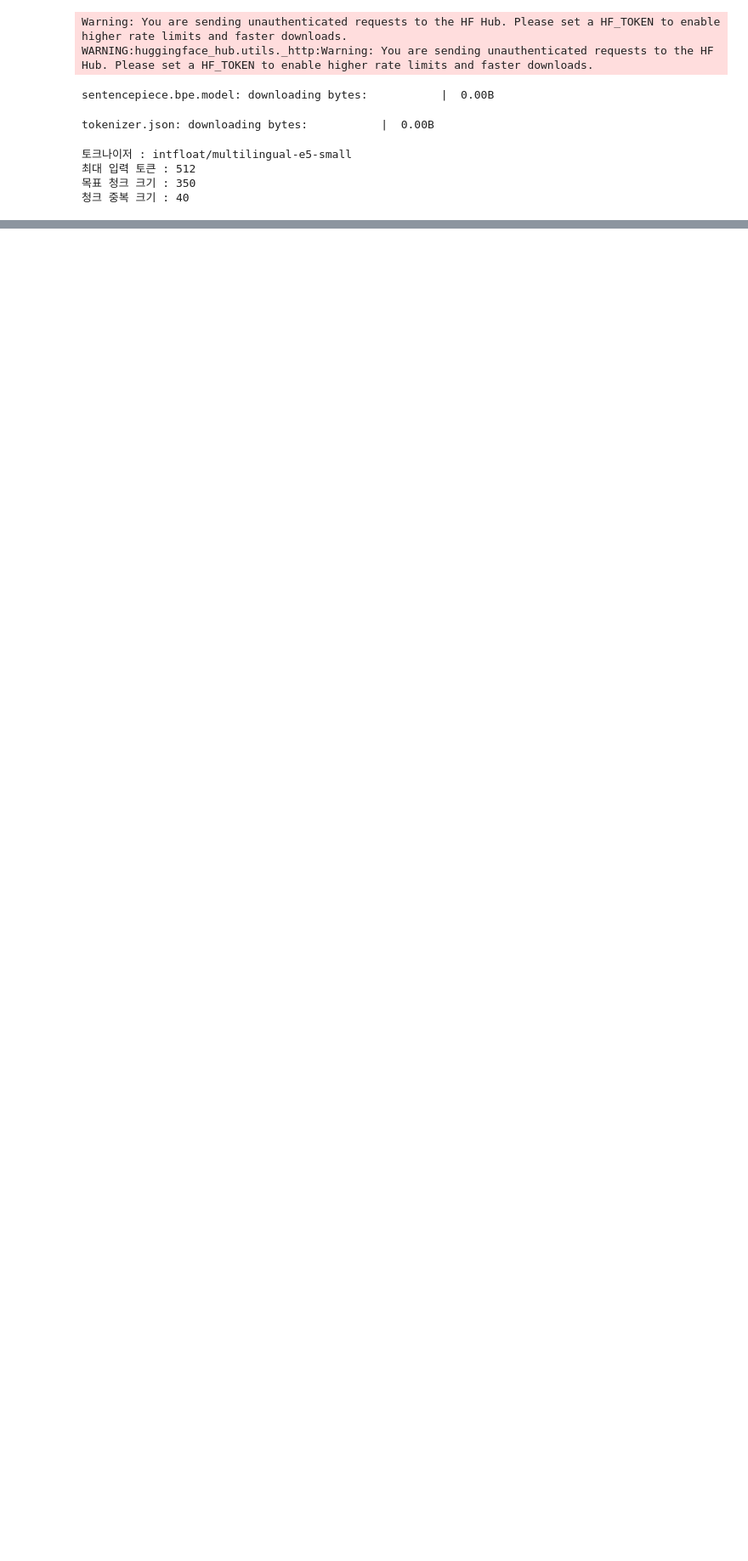
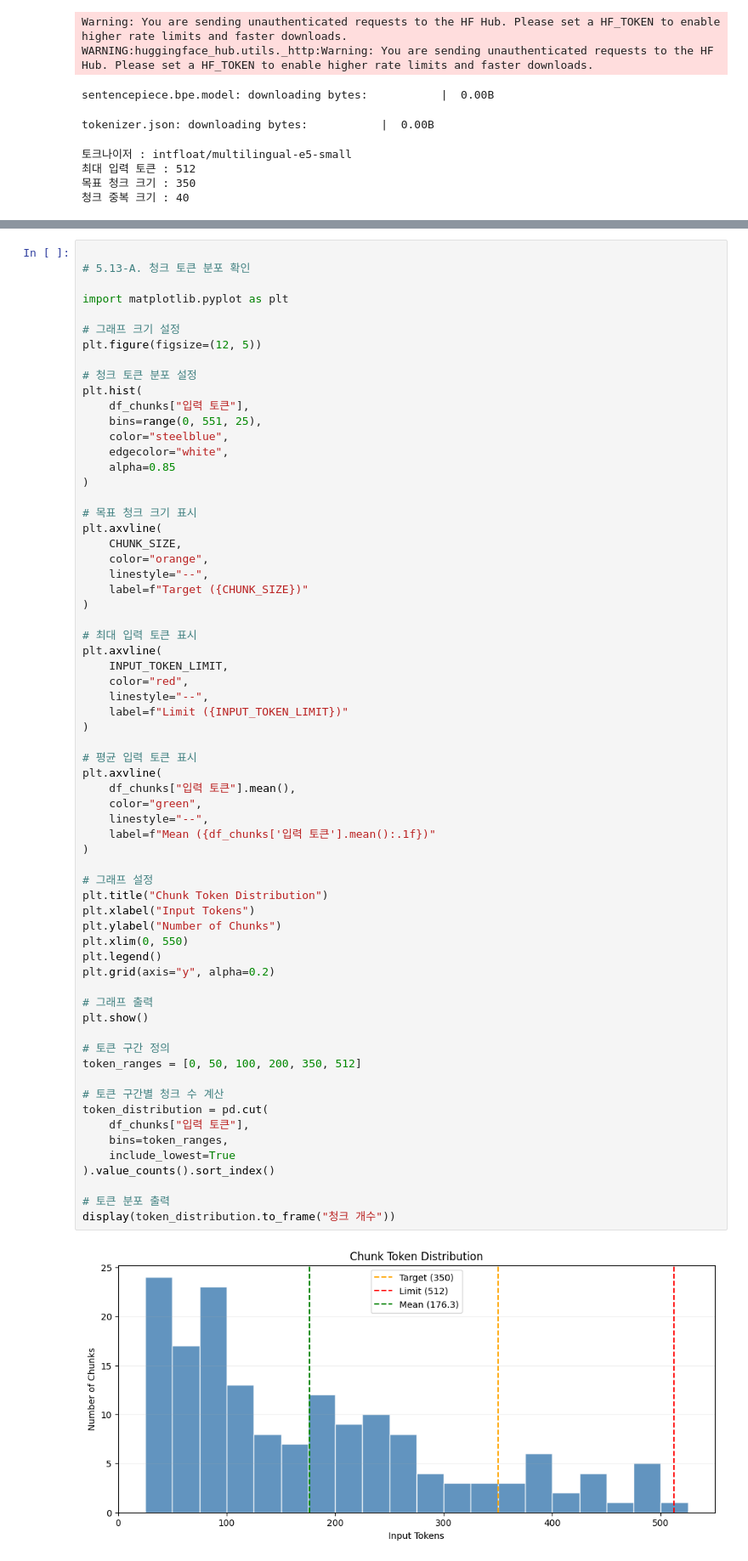
Before and after one commit to Phils-dev/RAG_Homework, a Jupyter notebook: PX4_RAG.ipynb, the cells around one changed output, grey strips where cells are left out. Shown at 85% size. Saved outputs shown, nothing was run; the diff lists cells and outputs as text; blank space fills up the shorter version.

```diff
--- a/PX4_RAG.ipynb
+++ b/PX4_RAG.ipynb
@@ -1018,0 +2043,67 @@ print("구조 보존 검토 대상 :", len(df_review_sections))
+# %%
+
+# 5.13-A. 청크 토큰 분포 확인
+
+import matplotlib.pyplot as plt
+
+# 그래프 크기 설정
+plt.figure(figsize=(12, 5))
+
+# 청크 토큰 분포 설정
+plt.hist(
+    df_chunks["입력 토큰"],
+    bins=range(0, 551, 25),
+    color="steelblue",
+    edgecolor="white",
+    alpha=0.85
+)
+
+# 목표 청크 크기 표시
+plt.axvline(
+    CHUNK_SIZE,
+    color="orange",
+    linestyle="--",
+    label=f"Target ({CHUNK_SIZE})"
+)
+
+# 최대 입력 토큰 표시
+plt.axvline(
+    INPUT_TOKEN_LIMIT,
+    color="red",
+    linestyle="--",
+    label=f"Limit ({INPUT_TOKEN_LIMIT})"
+)
+
+# 평균 입력 토큰 표시
+plt.axvline(
+    df_chunks["입력 토큰"].mean(),
+    color="green",
+    linestyle="--",
+    label=f"Mean ({df_chunks['입력 토큰'].mean():.1f})"
+)
+
+# 그래프 설정
+plt.title("Chunk Token Distribution")
+plt.xlabel("Input Tokens")
+plt.ylabel("Number of Chunks")
+plt.xlim(0, 550)
+plt.legend()
+plt.grid(axis="y", alpha=0.2)
+
+# 그래프 출력
+plt.show()
+
+# 토큰 구간 정의
+token_ranges = [0, 50, 100, 200, 350, 512]
+
+# 토큰 구간별 청크 수 계산
+token_distribution = pd.cut(
+    df_chunks["입력 토큰"],
+    bins=token_ranges,
+    include_lowest=True
+).value_counts().sort_index()
+
+# 토큰 분포 출력
+display(token_distribution.to_frame("청크 개수"))
+# %% [output]
+[figure, added]
```
Also changed, not shown: parts of 19 cells of this notebook.
